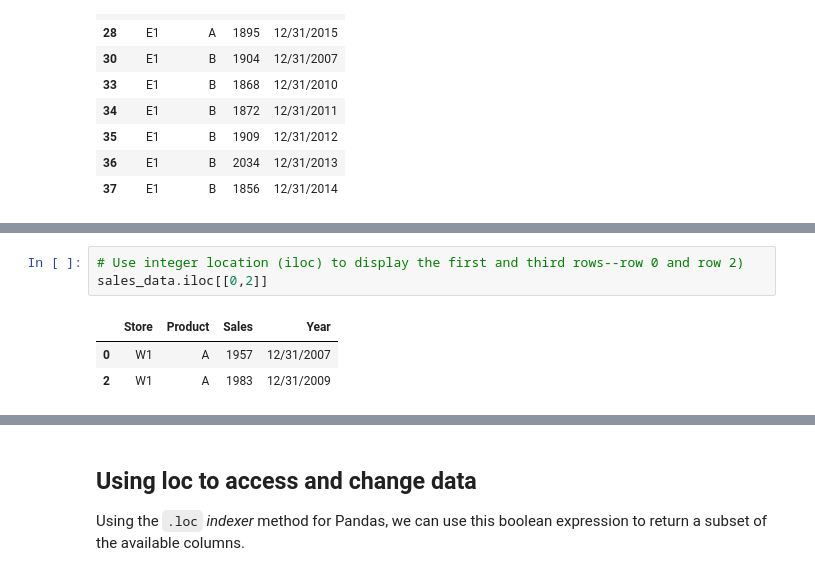
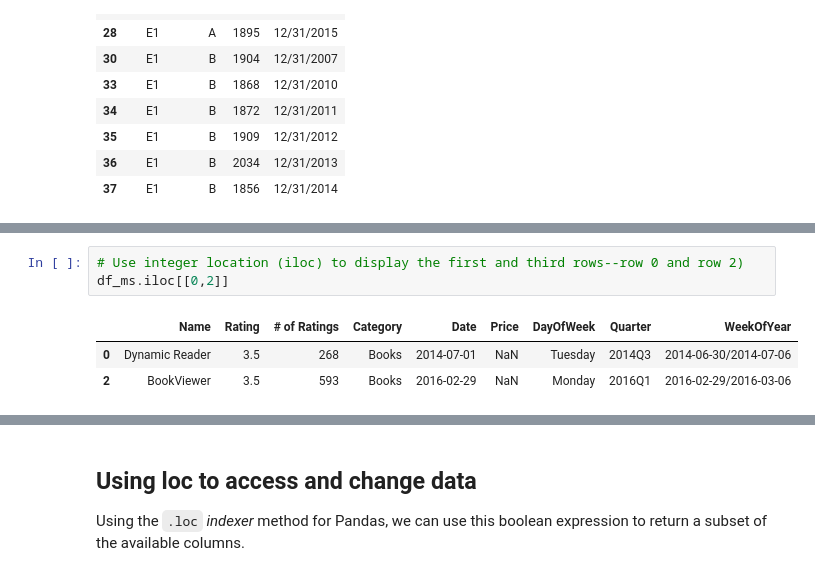
Before and after one commit to gregbott/Python_For_Business_Students, a Jupyter notebook: Pandas.ipynb, the cells around one changed output, grey strips where cells are left out. Cells and saved outputs as stored; diff of their text form.

```diff
--- a/Pandas.ipynb
+++ b/Pandas.ipynb
@@ -653,9 +655,9 @@ sales_data.head()
 # %%
 # Use integer location (iloc) to display the first and third rows--row 0 and row 2)
-sales_data.iloc[[0,2]]
+df_ms.iloc[[0,2]]
 # %% [output]
-|  | Store | Product | Sales | Year |
-| 0 | W1 | A | 1957 | 12/31/2007 |
-| 2 | W1 | A | 1983 | 12/31/2009 |
+|  | Name | Rating | # of Ratings | Category | Date | Price | DayOfWeek | Quarter | WeekOfYear |
+| 0 | Dynamic Reader | 3.5 | 268 | Books | 2014-07-01 | NaN | Tuesday | 2014Q3 | 2014-06-30/2014-07-06 |
+| 2 | BookViewer | 3.5 | 593 | Books | 2016-02-29 | NaN | Monday | 2016Q1 | 2016-02-29/2016-03-06 |
 # %%
 # Display row index 2 and 3 and only the first (index 0) and third (index 2) columns
```
Also changed, not shown: parts of 34 cells of this notebook, 2 other files.
